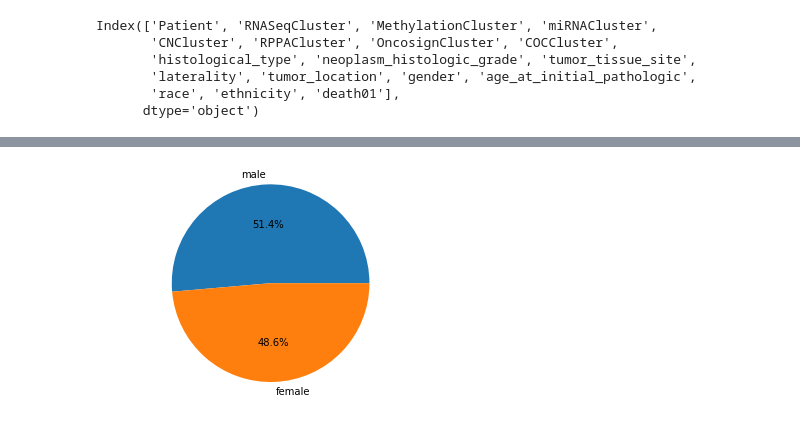
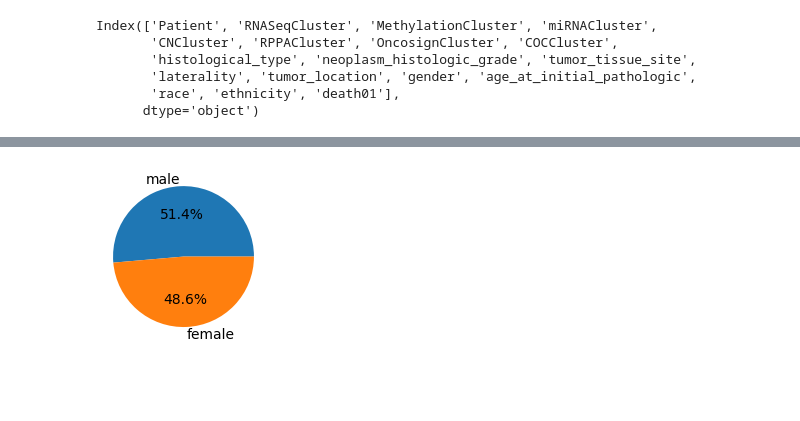
Before and after one commit to CodingDog67/ML-Projects, a Jupyter notebook: brain tumor segmentation LGG/tumor_meta_data_eda.ipynb, the cells around one changed output, grey strips where cells are left out. Cells and saved outputs as stored; diff of their text form; code cells hidden in the pictures; blank space fills up the shorter version.

```diff
--- a/brain tumor segmentation LGG/tumor_meta_data_eda.ipynb
+++ b/brain tumor segmentation LGG/tumor_meta_data_eda.ipynb
@@ -23,12 +71,13 @@ def get_num_data(csv_data, data_col):
 # %%
 # gender distribution
 gender, val, count = get_num_data(pat_data, 'gender')
 label = ["male", "female"]
+plt.figure(figsize=(2,2))
 plt.pie(count, labels=label, autopct='%0.1f%%')
 plt.axis('equal')
 plt.show()
 # %% [output]
-[figure, old version]
+[figure, new version]
 # %%
 # distribution of age_at_initial_pathologic finding
 pat_age, value, count= get_num_data(pat_data, 'age_at_initial_pathologic')
```
Also changed, not shown: parts of 3 cells of this notebook, 5 other files.
